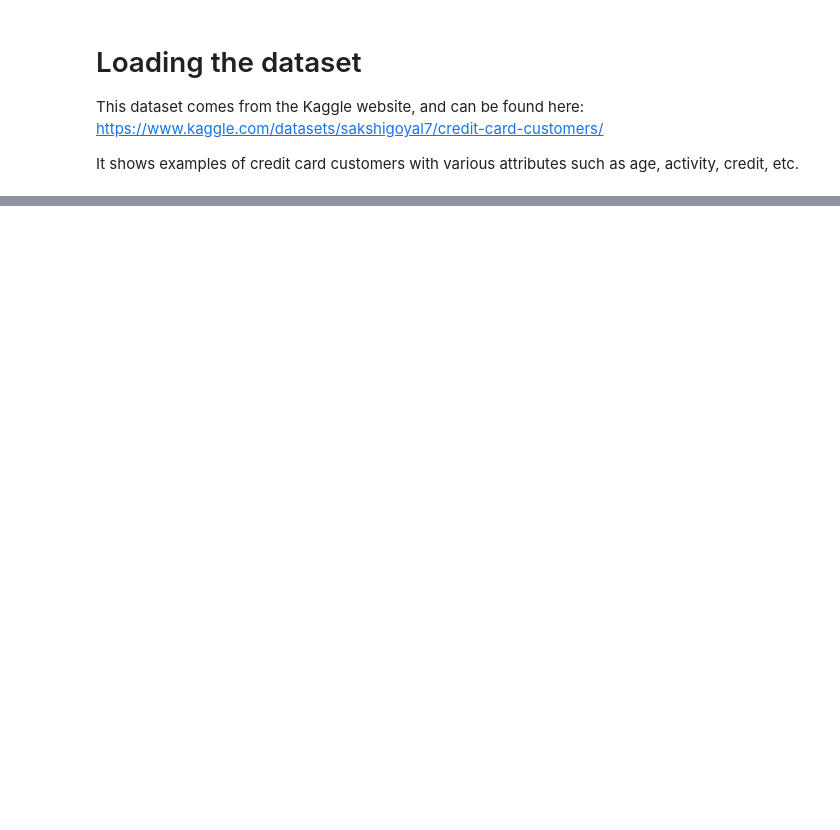
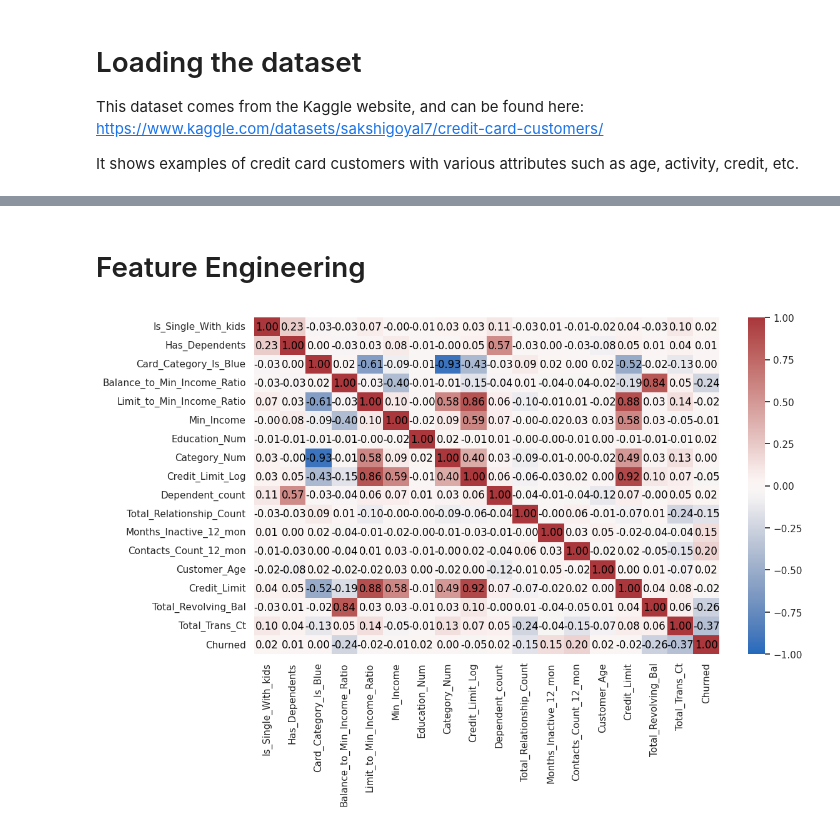
Before and after one commit to ej768/credit_card_customer_churn, a Jupyter notebook: preprocessing_exploration.ipynb, the cells around one changed output, grey strips where cells are left out. Saved outputs shown, nothing was run; the diff lists cells and outputs as text; code cells hidden in the pictures; blank space fills up the shorter version.

```diff
--- a/preprocessing_exploration.ipynb
+++ b/preprocessing_exploration.ipynb
@@ -177,0 +253,40 @@ churn[["Customer_Age", "Customer_Age_Gr"]]
+# %% [markdown]
+# Feature Engineering
+# %%
+import math
+churn_exp = churn.copy()
+# Log of Credit Limit
+churn_exp.insert(0, "Credit_Limit_Log", np.log(churn["Credit_Limit"]))
+# Ordinal Encode Card Category
+category_endcode = {"Blue": 0, "Silver": 1, "Gold": 2, "Platinum": 3}
+churn_exp.insert(0, "Category_Num", [category_endcode[x] for x in churn["Card_Category"]])
+# Ordinal Encode Education
+education_endcode = {"Uneducated": 0, "High School": 1, "College": 2, "Graduate": 3, "Post-Graduate": 4, "Doctorate": 5, "Unknown":None}
+churn_exp.insert(0, "Education_Num", [education_endcode[x] for x in churn["Education_Level"]])
+# Ordinal Encode Income_Category
+income_endcode = {"Less than $40K": 0, "$40K - $60K": 40000, "$60K - $80K": 60000, "$80K - $120K": 80000, "$120K +": 120000, "Unknown":None}
+churn_exp.insert(0, "Min_Income", [income_endcode[x] for x in churn["Income_Category"]])
+# Create Credit_Limit to Income Ratio field
+churn_exp.insert(0, "Limit_to_Min_Income_Ratio", churn["Credit_Limit"] / churn_exp["Min_Income"])
+# Create Revolving balance to Min Income Ratio field
+churn_exp.insert(0, "Balance_to_Min_Income_Ratio", churn["Total_Revolving_Bal"] / churn_exp["Min_Income"])
+# Create Dummy Variable for Card Category, Blue or Not Blue
+churn_exp.insert(0, "Card_Category_Is_Blue", churn_exp["Card_Category"] == "Blue")
+# Discretize Dependent_count field to just Has_Dependents field
+churn_exp.insert(0, "Has_Dependents", churn_exp["Dependent_count"] > 0)
+
+# Discretize Dependent_count and Marital_status fields to Married_No_Kids field
+churn_exp.insert(0, "Is_Single_With_kids", (churn_exp["Dependent_count"] > 0) *
+                                           (churn_exp["Marital_Status"] == "Single")
+                )
+# %%
+# Create Pearson Correlation Matrix
+import seaborn as sb
+corr = churn_exp.corr(numeric_only=True) # Only calculate correlation for numeric fields
+
+# Plot Matrix
+sb.set(rc={"figure.figsize":(12, 7)})
+ax = sb.heatmap(corr, cmap="vlag", annot=True, fmt='.2f', annot_kws={'color':'black'})
+ax.collections[0].set_clim(-1,1)
+# %% [output]
+[figure, added]
```
Also changed, not shown: parts of 39 cells of this notebook, 5 other files.
